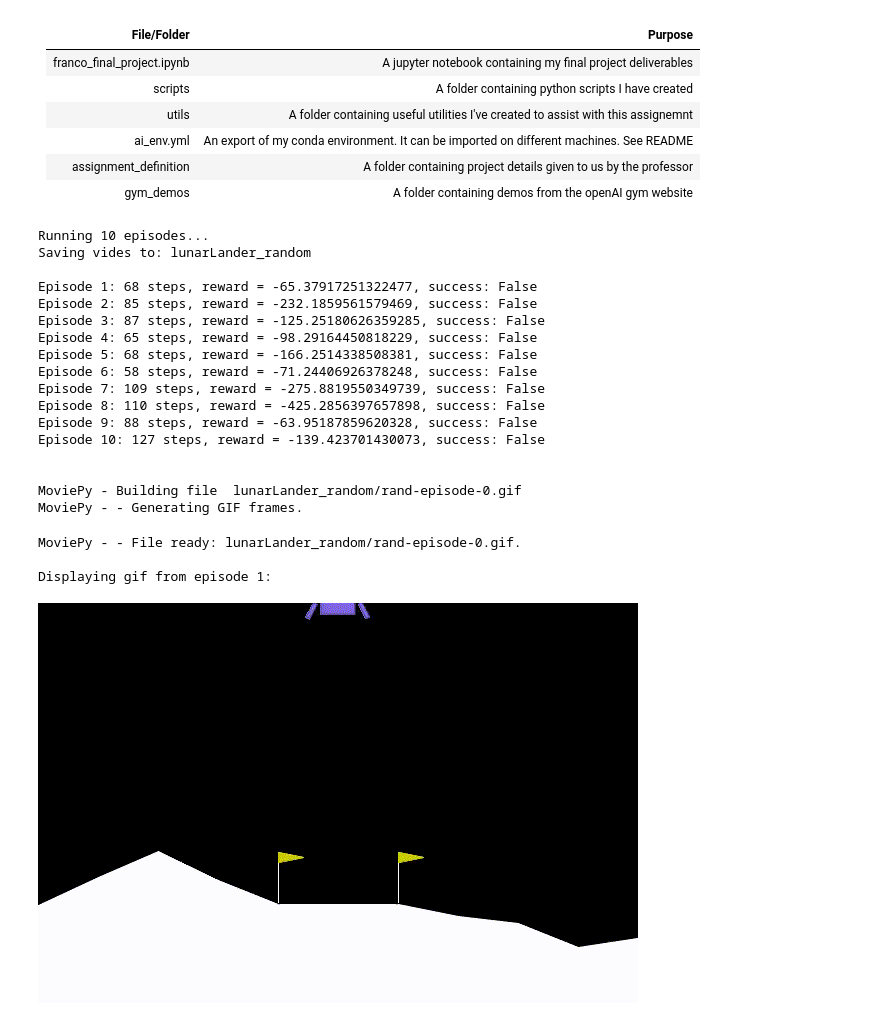
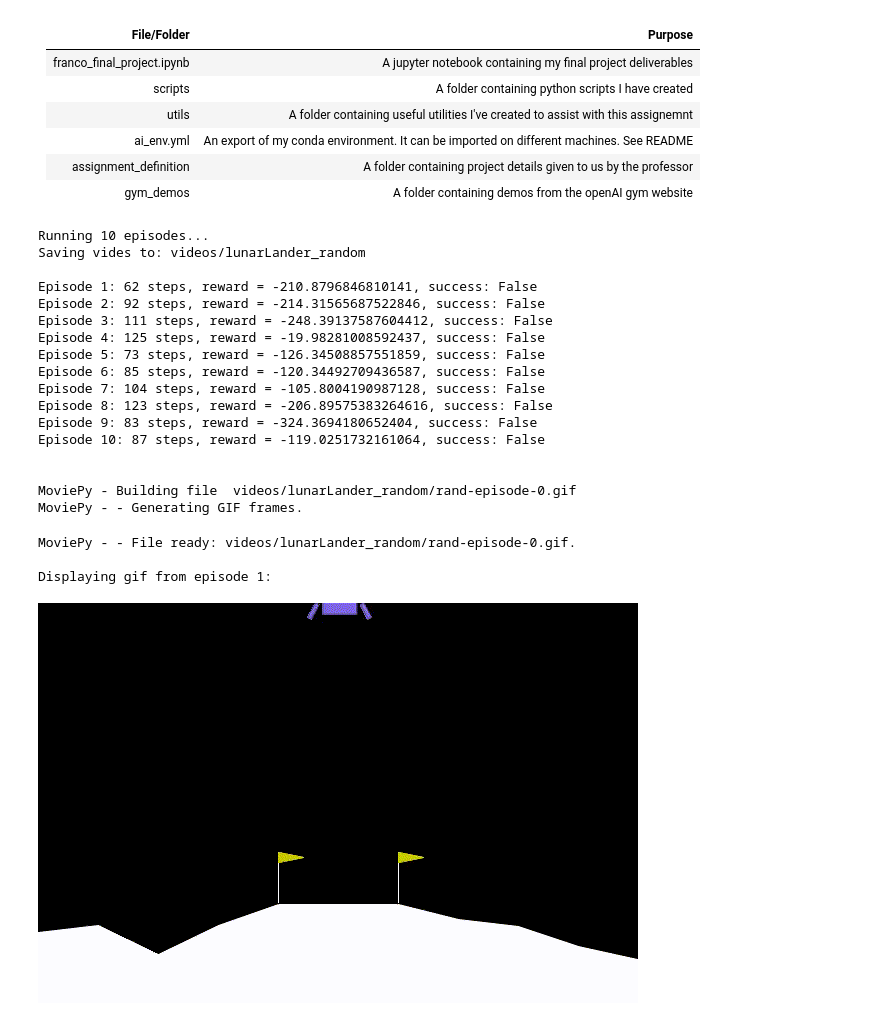
Before and after one commit to dudeilovemae/3202_final_project, a Jupyter notebook: franco_final_project.ipynb, the cells around one changed output. Cells and saved outputs as stored; diff of their text form; code cells hidden in the pictures.

```diff
--- a/franco_final_project.ipynb
+++ b/franco_final_project.ipynb
@@ -92,7 +92,7 @@ from moviepy.editor import VideoFileClip
 # Initialise the Lunar Lander Environment
 env = gym.make("LunarLander-v3", render_mode="rgb_array")
 num_of_episodes = 10
-folder="lunarLander_random"
+folder="videos/lunarLander_random"
 
 
 # install env wrapper to record a video
@@ -123,48 +123,48 @@ for episode_count in range(num_of_episodes):
         action = env.action_space.sample()
 
         # Take the random action and recieve information
         observation, reward, terminated, truncated, info = env.step(action)
         total_score = total_score + reward
 
         num_of_steps += 1
 
         episode_over = terminated or truncated
 
     # The documentation states that a score of 200 or more is a solution
     success_criteria = reward >= 200
     print(f"Episode {episode_count + 1}: {num_of_steps} steps, reward = {total_score}, success: {success_criteria} ")
 
 
 env.close()
 print("\n")
 
 # convert the first mp4 to a gif and show it
-first_video = VideoFileClip("lunarLander_random/rand-episode-0.mp4")
+first_video = VideoFileClip("videos/lunarLander_random/rand-episode-0.mp4")
 #first_video = first_video.resize(0.5)
-first_video.write_gif("lunarLander_random/rand-episode-0.gif", program="ffmpeg")
+first_video.write_gif("videos/lunarLander_random/rand-episode-0.gif", program="ffmpeg")
 
 print("\nDisplaying gif from episode 1:")
-Image(filename="lunarLander_random/rand-episode-0.gif")
+Image(filename="videos/lunarLander_random/rand-episode-0.gif")
 # %% [output]
 Running 10 episodes...
-Saving vides to: lunarLander_random
+Saving vides to: videos/lunarLander_random
 
-Episode 1: 68 steps, reward = -65.37917251322477, success: False
-Episode 2: 85 steps, reward = -232.1859561579469, success: False
-Episode 3: 87 steps, reward = -125.25180626359285, success: False
-Episode 4: 65 steps, reward = -98.29164450818229, success: False
-Episode 5: 68 steps, reward = -166.2514338508381, success: False
-Episode 6: 58 steps, reward = -71.24406926378248, success: False
-Episode 7: 109 steps, reward = -275.8819550349739, success: False
-Episode 8: 110 steps, reward = -425.2856397657898, success: False
-Episode 9: 88 steps, reward = -63.95187859620328, success: False
-Episode 10: 127 steps, reward = -139.423701430073, success: False
+Episode 1: 62 steps, reward = -210.8796846810141, success: False
+Episode 2: 92 steps, reward = -214.31565687522846, success: False
+Episode 3: 111 steps, reward = -248.39137587604412, success: False
+Episode 4: 125 steps, reward = -19.98281008592437, success: False
+Episode 5: 73 steps, reward = -126.34508857551859, success: False
+Episode 6: 85 steps, reward = -120.34492709436587, success: False
+Episode 7: 104 steps, reward = -105.8004190987128, success: False
+Episode 8: 123 steps, reward = -206.89575383264616, success: False
+Episode 9: 83 steps, reward = -324.3694180652404, success: False
+Episode 10: 87 steps, reward = -119.0251732161064, success: False
 
 
-MoviePy - Building file  lunarLander_random/rand-episode-0.gif
+MoviePy - Building file  videos/lunarLander_random/rand-episode-0.gif
 MoviePy - - Generating GIF frames.
-MoviePy - - File ready: lunarLander_random/rand-episode-0.gif.
+MoviePy - - File ready: videos/lunarLander_random/rand-episode-0.gif.
 
 Displaying gif from episode 1:
-[figure, old version]
+[figure, new version]
 # %% [markdown]
```
Also changed, not shown: parts of 4 cells of this notebook.
